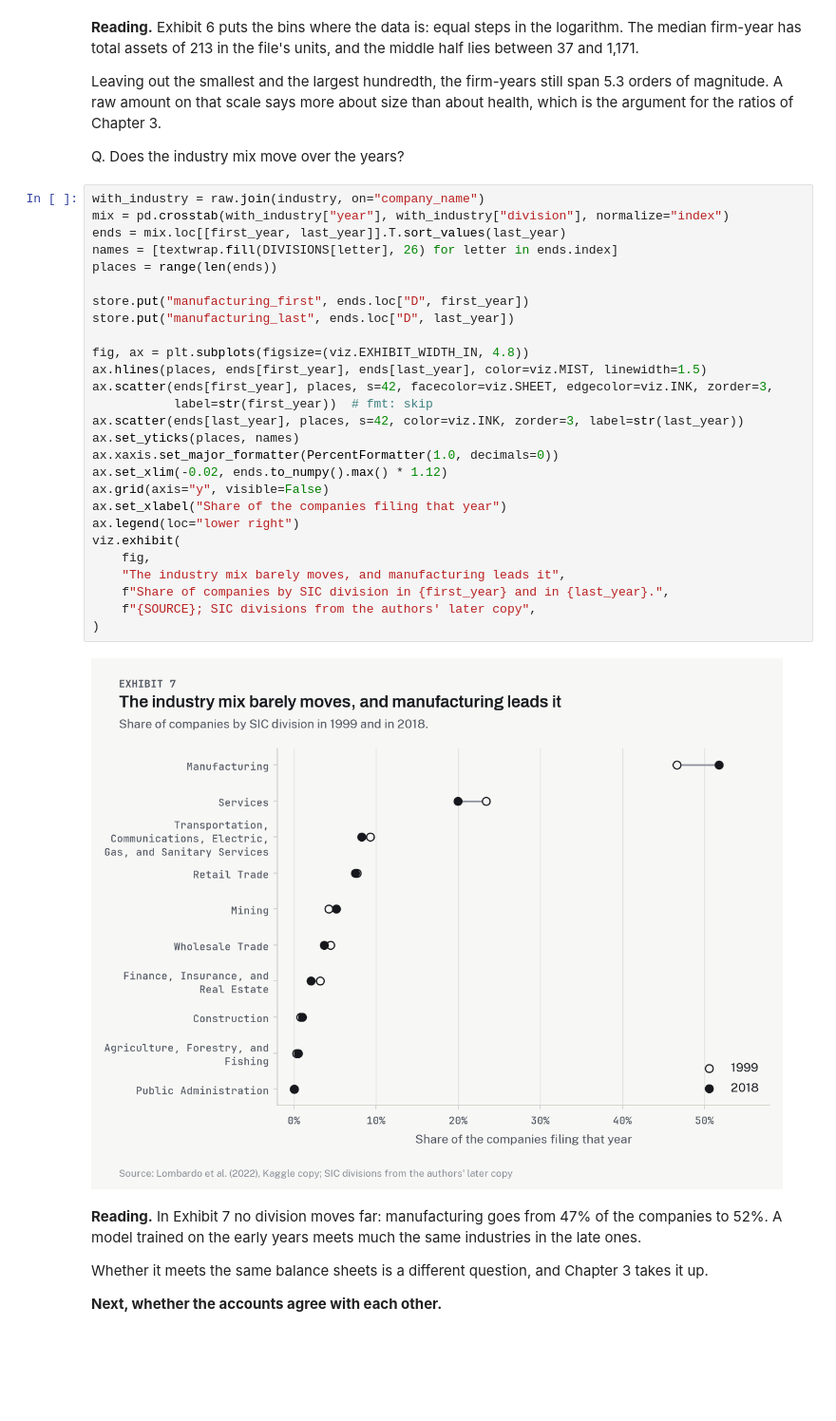
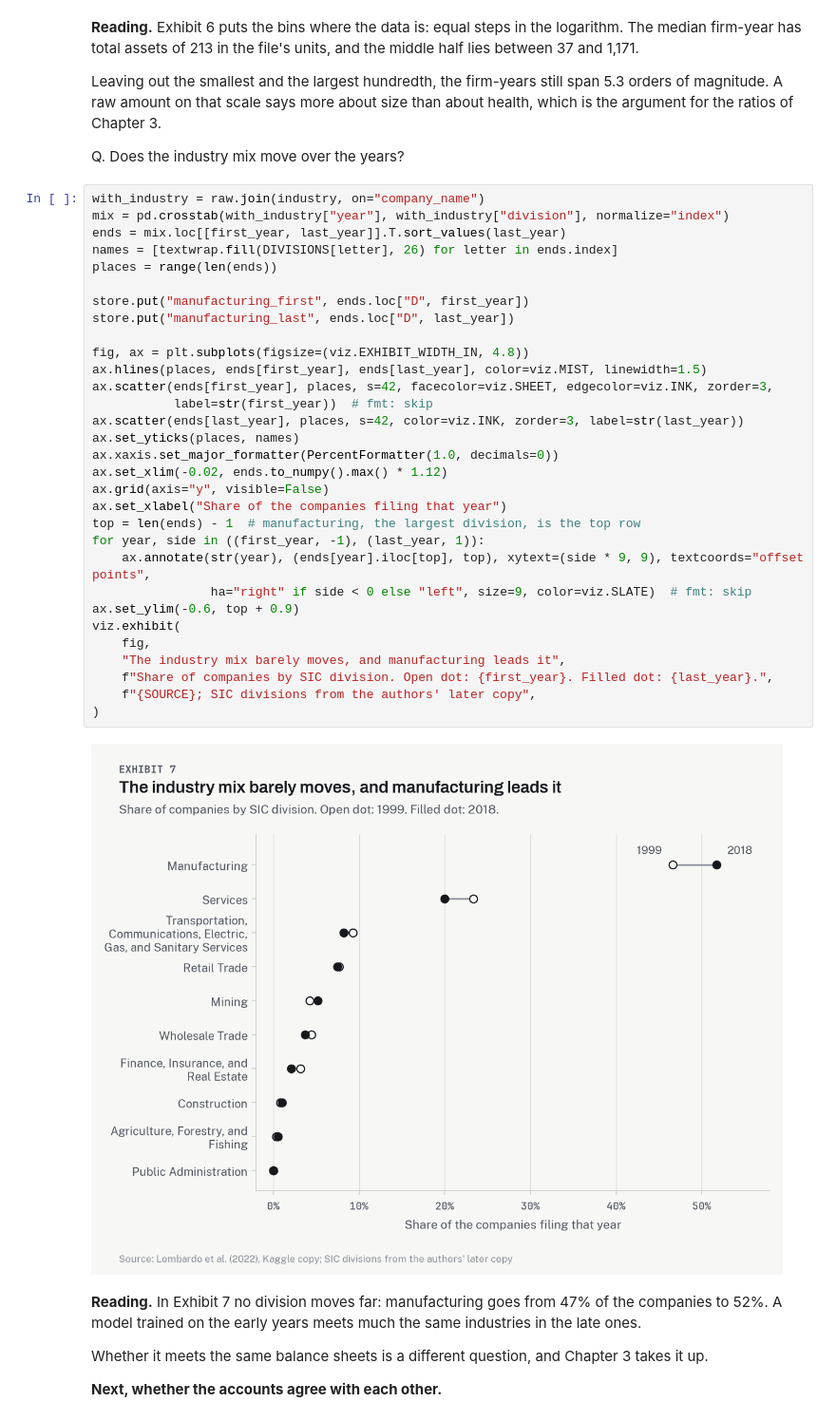
Before and after one commit to lenamonj/corp-default, a Jupyter notebook: notebooks/01_the_panel.ipynb, the cells around one changed output. Shown at 95% size. Cells and saved outputs as stored; diff of their text form; blank space fills up the shorter version.

```diff
--- a/notebooks/01_the_panel.ipynb
+++ b/notebooks/01_the_panel.ipynb
@@ -752,32 +756,36 @@ Q. Does the industry mix move over the years?
 # %%
 with_industry = raw.join(industry, on="company_name")
 mix = pd.crosstab(with_industry["year"], with_industry["division"], normalize="index")
 ends = mix.loc[[first_year, last_year]].T.sort_values(last_year)
 names = [textwrap.fill(DIVISIONS[letter], 26) for letter in ends.index]
 places = range(len(ends))
 
 store.put("manufacturing_first", ends.loc["D", first_year])
 store.put("manufacturing_last", ends.loc["D", last_year])
 
 fig, ax = plt.subplots(figsize=(viz.EXHIBIT_WIDTH_IN, 4.8))
 ax.hlines(places, ends[first_year], ends[last_year], color=viz.MIST, linewidth=1.5)
 ax.scatter(ends[first_year], places, s=42, facecolor=viz.SHEET, edgecolor=viz.INK, zorder=3,
            label=str(first_year))  # fmt: skip
 ax.scatter(ends[last_year], places, s=42, color=viz.INK, zorder=3, label=str(last_year))
 ax.set_yticks(places, names)
 ax.xaxis.set_major_formatter(PercentFormatter(1.0, decimals=0))
 ax.set_xlim(-0.02, ends.to_numpy().max() * 1.12)
 ax.grid(axis="y", visible=False)
 ax.set_xlabel("Share of the companies filing that year")
-ax.legend(loc="lower right")
+top = len(ends) - 1  # manufacturing, the largest division, is the top row
+for year, side in ((first_year, -1), (last_year, 1)):
+    ax.annotate(str(year), (ends[year].iloc[top], top), xytext=(side * 9, 9), textcoords="offset points",
+                ha="right" if side < 0 else "left", size=9, color=viz.SLATE)  # fmt: skip
+ax.set_ylim(-0.6, top + 0.9)
 viz.exhibit(
     fig,
     "The industry mix barely moves, and manufacturing leads it",
-    f"Share of companies by SIC division in {first_year} and in {last_year}.",
+    f"Share of companies by SIC division. Open dot: {first_year}. Filled dot: {last_year}.",
     f"{SOURCE}; SIC divisions from the authors' later copy",
 )
 # %% [output]
-[figure, old version]
+[figure, new version]
 # %% [markdown]
 **Reading.** In Exhibit 7 no division moves far: manufacturing goes from 47% of the companies to 52%.
 A model trained on the early years meets much the same industries in the late ones.
```
Also changed, not shown: parts of 18 cells of this notebook, 4 other files.
